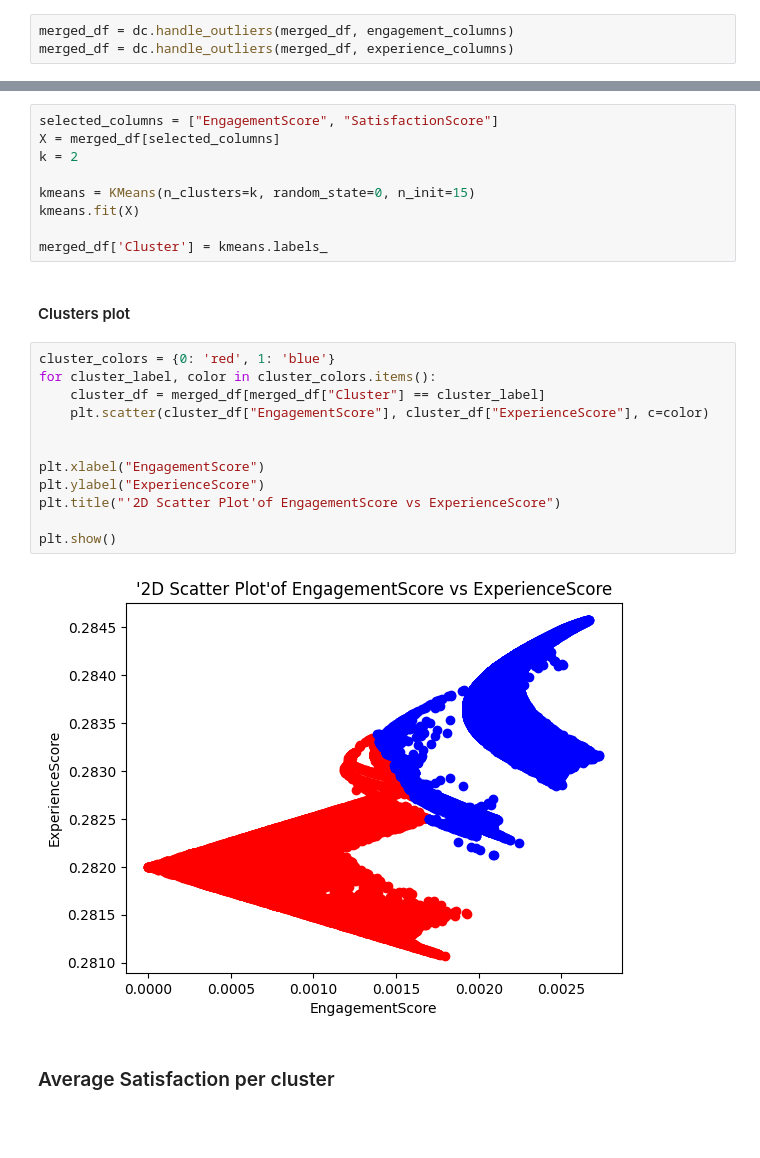
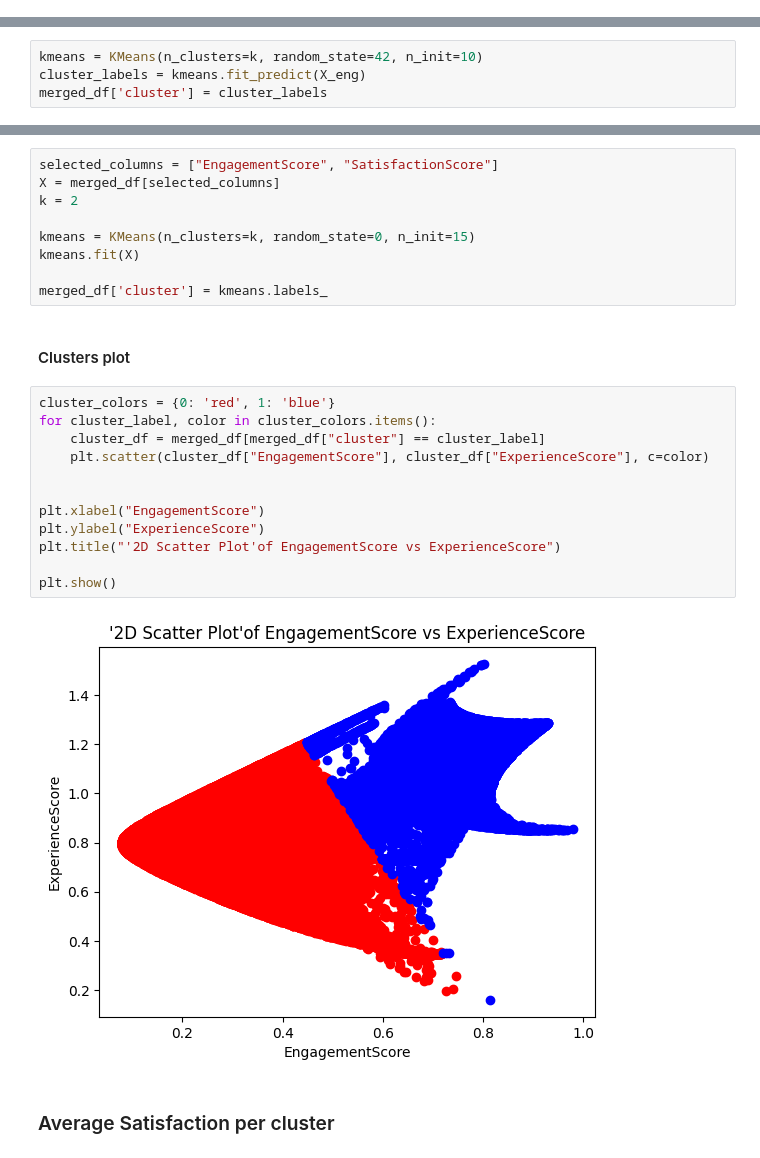
Before and after one commit to Misganaw-Berihun/User_analytics_in_Telecommunication, a Jupyter notebook: notebooks/05_satisfaction_anlysis.ipynb, the cells around one changed output, grey strips where cells are left out. Cells and saved outputs as stored; diff of their text form; blank space fills up the shorter version.

Commit message:
fix: handle outliers

```diff
--- a/notebooks/05_satisfaction_anlysis.ipynb
+++ b/notebooks/05_satisfaction_anlysis.ipynb
@@ -60,9 +58,6 @@ merged_df.head()
 # %%
 experience_columns = ["AvgTCP","AvgRTT","AvgThroughput"]
 engagement_columns = ["SessionDuration","SessionFrequency","TotalTraffic"]
-# %%
-merged_df = dc.handle_outliers(merged_df, engagement_columns)
-merged_df = dc.handle_outliers(merged_df, experience_columns)
 # %% [markdown]
 ### Assigning scores
 # %%
@@ -71,3 +66,7 @@ X_eng = merged_df[engagement_columns]
 X_exp = merged_df[experience_columns]
 # %% [markdown]
 ##### Assign engagement score
+# %%
+kmeans = KMeans(n_clusters=k, random_state=42, n_init=10)
+cluster_labels = kmeans.fit_predict(X_eng)
+merged_df['cluster'] = cluster_labels
@@ -166,23 +198,23 @@ k = 2
 kmeans = KMeans(n_clusters=k, random_state=0, n_init=15)
 kmeans.fit(X)
 
-merged_df['Cluster'] = kmeans.labels_
+merged_df['cluster'] = kmeans.labels_
 # %% [markdown]
 #### Clusters plot
 # %%
 cluster_colors = {0: 'red', 1: 'blue'}
 for cluster_label, color in cluster_colors.items():
-    cluster_df = merged_df[merged_df["Cluster"] == cluster_label]
+    cluster_df = merged_df[merged_df["cluster"] == cluster_label]
     plt.scatter(cluster_df["EngagementScore"], cluster_df["ExperienceScore"], c=color)
 
 
 plt.xlabel("EngagementScore")
 plt.ylabel("ExperienceScore")
 plt.title("'2D Scatter Plot'of EngagementScore vs ExperienceScore")
 
 plt.show()
 # %% [output]
-[figure, old version]
+[figure, new version]
 # %% [markdown]
 ### Average Satisfaction per cluster
 # %%
```
Also changed, not shown: parts of 15 cells of this notebook, 2 other files.
